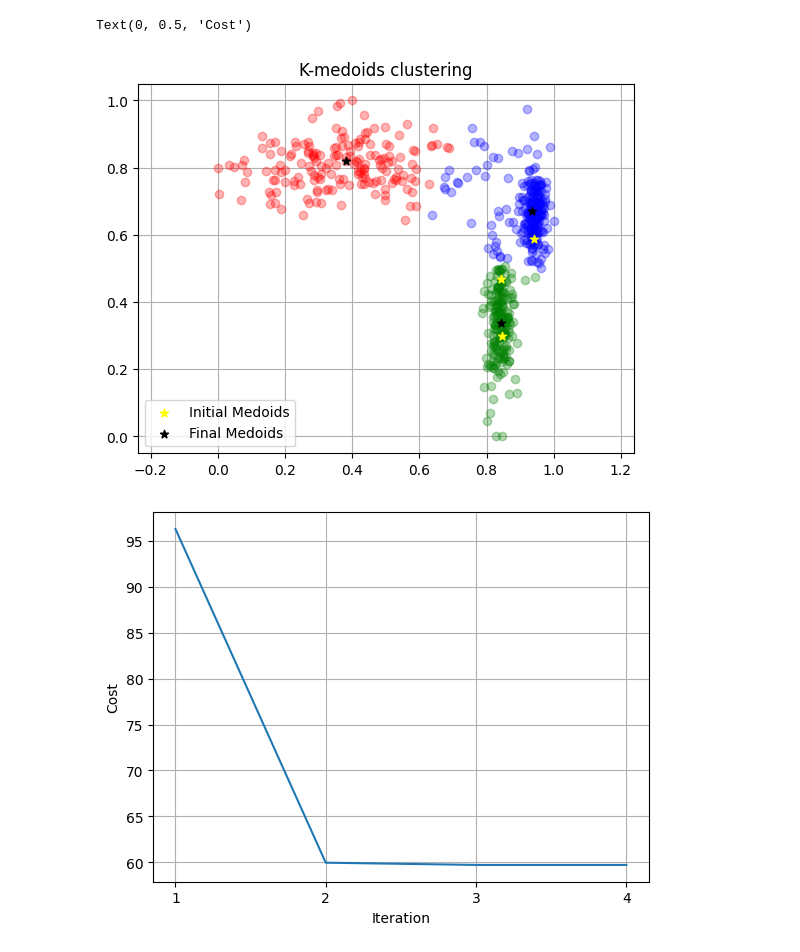
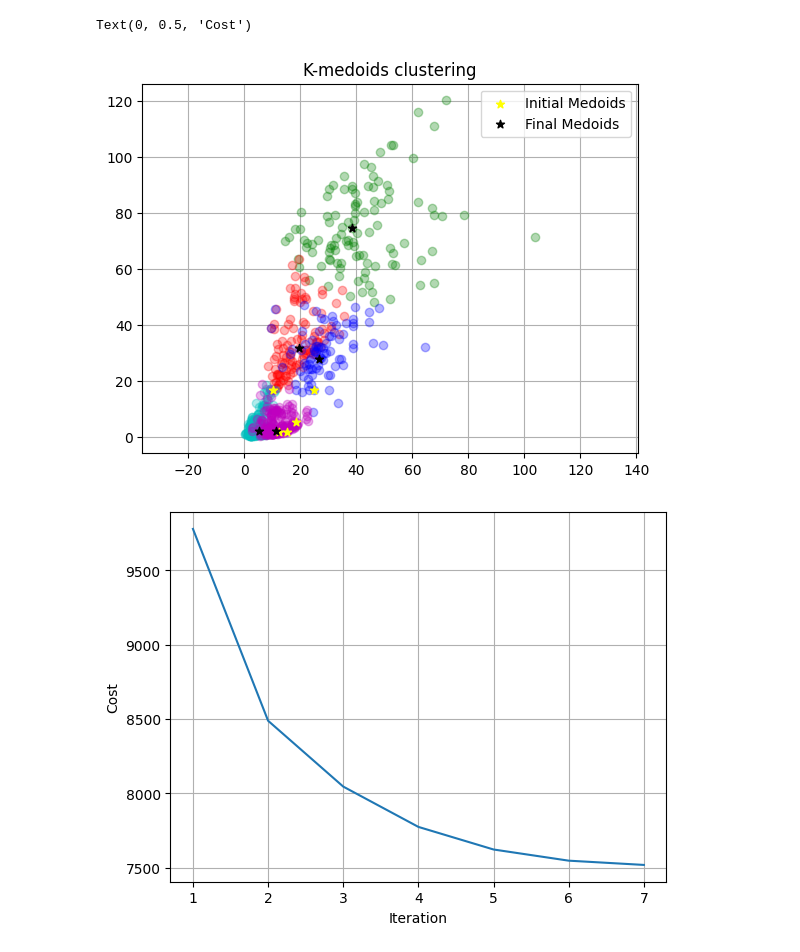
Before and after one commit to kaleabyared/Unsupervised_Learning, a Jupyter notebook: notebooks/kmedoids_2_on_rainfall.ipynb, the cells around one changed output. Cells and saved outputs as stored; diff of their text form; code cells hidden in the pictures.

Commit message:
kmedoids on rainfall

```diff
--- a/notebooks/kmedoids_2_on_rainfall.ipynb
+++ b/notebooks/kmedoids_2_on_rainfall.ipynb
@@ -10,6 +35,11 @@ from sklearn.preprocessing import minmax_scale
+# %%
+X = np.array(rainfall[['SON', 'JJA', 'MAM']])
+# %%
+y = np.ones(X.shape[0], dtype=int)
 # %%
 def plotblobs(X,y,n_clusters):
-    cor = ['red','blue','green']
+    #cor = 10*['red','blue','green']
+    cor = 10*["g","r","c","b","m"]
     for k in range(n_clusters):
         idx = np.where(y==k)
         ax.scatter(X[idx,0],X[idx,1],c=cor[k],zorder=3,
@@ -19,16 +49,16 @@ def plotblobs(X,y,n_clusters):
 
 
 np.random.seed(91)
-n_clusters = 3
-n_samples = 600
+n_clusters = 5
+n_samples = X.shape[0]
 
-[X,y] = make_blobs(n_samples = n_samples, n_features=2,
-                   centers = [[-2,3],[0,0],[.5,2]],
-                   cluster_std = [[1,.5],[.1,.8],[.1,.5]])
+#[X,y] = make_blobs(n_samples = n_samples, n_features=2,
+#                   centers = [[-2,3],[0,0],[.5,2]],
+#                   cluster_std = [[1,.5],[.1,.8],[.1,.5]])
 
-X = minmax_scale(X,feature_range=(0,1))
+#X = minmax_scale(X,feature_range=(0,1))
 
 ax = plt.axes()
 plotblobs(X,y,n_clusters)
-ax.set(title='Ground-truth');
+ax.set(title='Rainfall Seasonal')
 # %% [output]
@@ -81,23 +112,23 @@ for i in range(max_iterations):
 # %%
 plt.figure()
 ax = plt.axes()
 plotblobs(X,kmedoids_cluster,n_clusters)
 
 # plots initial and final medoids
 ax.scatter(X[initial_medoids,0],X[initial_medoids,1],marker='*',c='yellow',zorder=4, label='Initial Medoids')
 ax.scatter(X[medoids,0],X[medoids,1],marker='*',c='black',zorder=4, label='Final Medoids')
-ax.legend(loc='lower left')
+ax.legend(loc='upper right')
 ax.set(title='K-medoids clustering')
 
 plt.figure()
 plt.plot(cost)
 plt.grid(visible=True)
 plt.xlabel('Iteration')
 L = list(range(i+1))
 rotulos = L+np.ones([1,len(L)])
 plt.xticks(ticks=L,labels=[int(k) for k in list(rotulos[0])])
 plt.ylabel('Cost')
 # %% [output]
 Text(0, 0.5, 'Cost')
-[figure, old version]
+[figure, new version]
-[figure, old version]
+[figure, new version]
```
Also changed, not shown: parts of 17 cells of this notebook.
